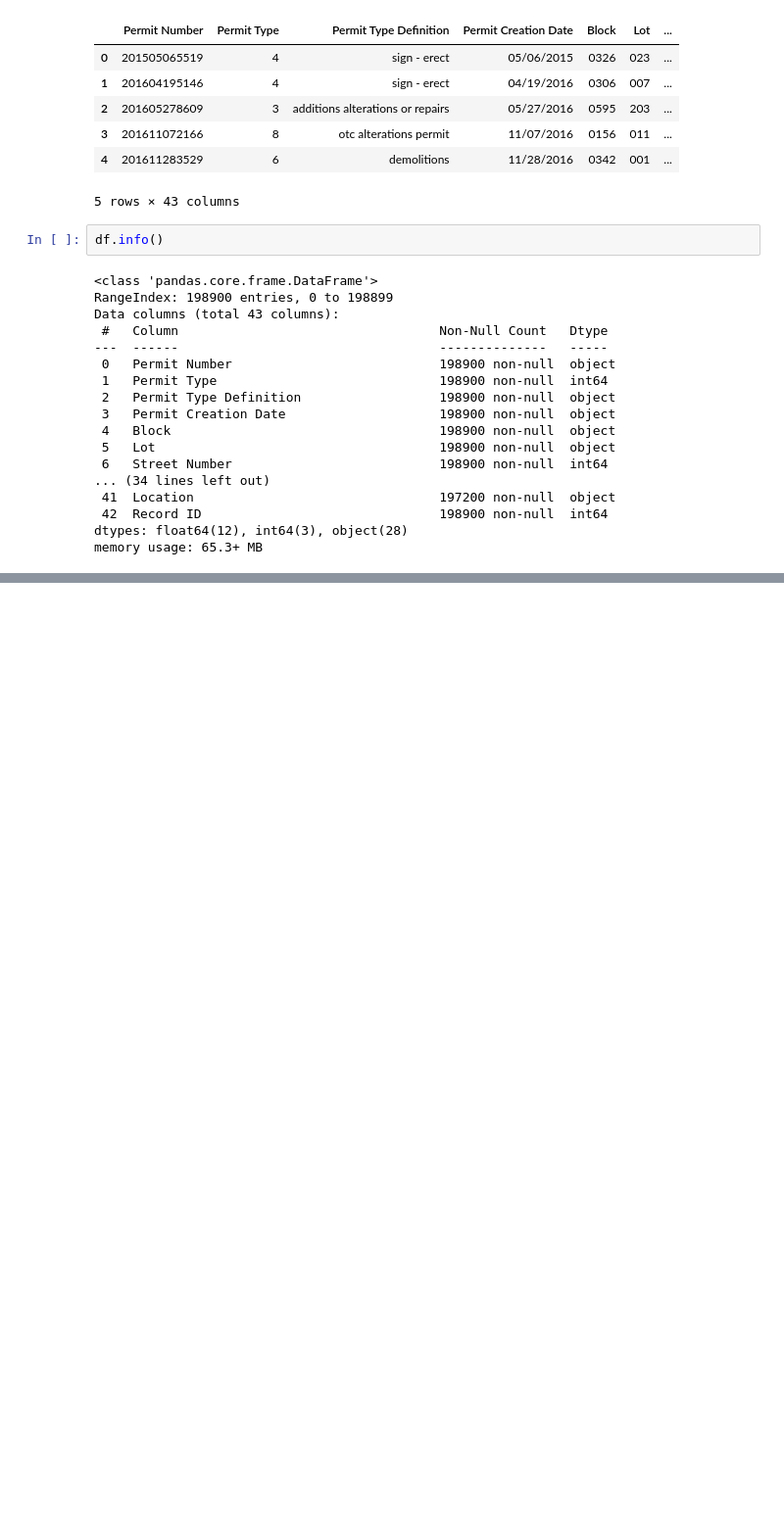
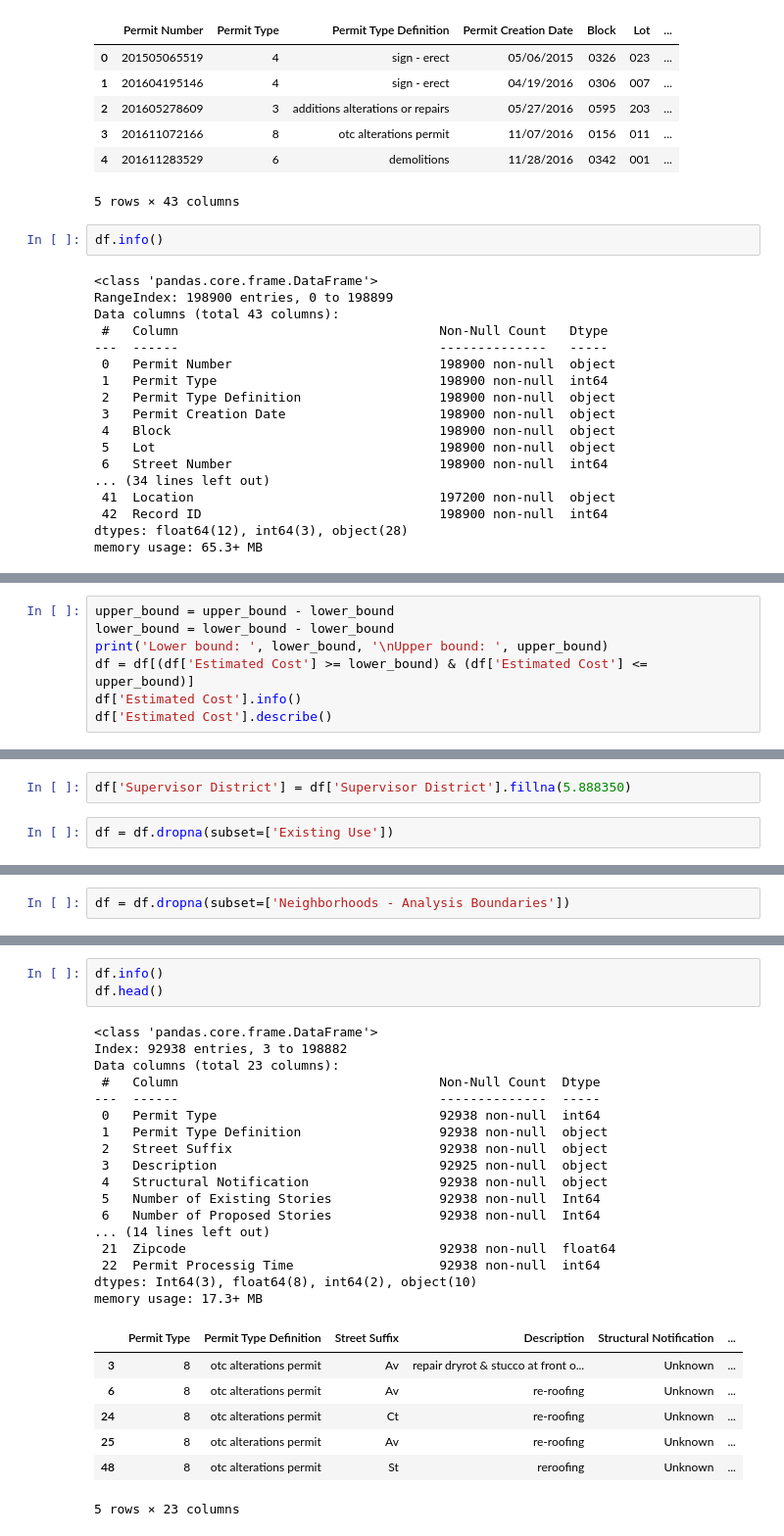
Before and after one commit to suleymangzy/SymbolicRegressionWhitGeneticPrograming, a Jupyter notebook: BuildingPermitsSR-GP.ipynb, the cells around one changed output, grey strips where cells are left out. Shown at 98% size. Drawn from its saved outputs; the diff is of its cells as text; blank space fills up the shorter version.

Commit message:
The data set prepared for machine learning model.

```diff
--- a/BuildingPermitsSR-GP.ipynb
+++ b/BuildingPermitsSR-GP.ipynb
@@ -50,0 +364,7 @@ df_encoded = pd.get_dummies(df, columns=["Permit Number", "Permit Type Definitio
+# %%
+upper_bound = upper_bound - lower_bound
+lower_bound = lower_bound - lower_bound
+print('Lower bound: ', lower_bound, '\nUpper bound: ', upper_bound)
+df = df[(df['Estimated Cost'] >= lower_bound) & (df['Estimated Cost'] <= upper_bound)]
+df['Estimated Cost'].info()
+df['Estimated Cost'].describe()
@@ -50,0 +413,4 @@ df_encoded = pd.get_dummies(df, columns=["Permit Number", "Permit Type Definitio
+# %%
+df['Supervisor District'] = df['Supervisor District'].fillna(5.888350)
+# %%
+df = df.dropna(subset=['Existing Use'])
@@ -50,0 +434,2 @@ df_encoded = pd.get_dummies(df, columns=["Permit Number", "Permit Type Definitio
+# %%
+df = df.dropna(subset=['Neighborhoods - Analysis Boundaries'])
@@ -50,0 +441,28 @@ df_encoded = pd.get_dummies(df, columns=["Permit Number", "Permit Type Definitio
+# %%
+df.info()
+df.head()
+# %% [output]
+<class 'pandas.core.frame.DataFrame'>
+Index: 92938 entries, 3 to 198882
+Data columns (total 23 columns):
+ #   Column                                  Non-Null Count  Dtype
+---  ------                                  --------------  -----
+ 0   Permit Type                             92938 non-null  int64
+ 1   Permit Type Definition                  92938 non-null  object
+ 2   Street Suffix                           92938 non-null  object
+ 3   Description                             92925 non-null  object
+ 4   Structural Notification                 92938 non-null  object
+ 5   Number of Existing Stories              92938 non-null  Int64
+ 6   Number of Proposed Stories              92938 non-null  Int64
+... (14 lines left out)
+ 21  Zipcode                                 92938 non-null  float64
+ 22  Permit Processig Time                   92938 non-null  int64
+dtypes: Int64(3), float64(8), int64(2), object(10)
+memory usage: 17.3+ MB
+|  | Permit Type | Permit Type Definition | Street Suffix | Description | Structural Notification | ... |
+| 3 | 8 | otc alterations permit | Av | repair dryrot & stucco at front o... | Unknown | ... |
+| 6 | 8 | otc alterations permit | Av | re-roofing | Unknown | ... |
+| 24 | 8 | otc alterations permit | Ct | re-roofing | Unknown | ... |
+| 25 | 8 | otc alterations permit | Av | re-roofing | Unknown | ... |
+| 48 | 8 | otc alterations permit | St | reroofing | Unknown | ... |
+5 rows × 23 columns
```
Also changed, not shown: parts of 31 cells of this notebook, 1 other file.
